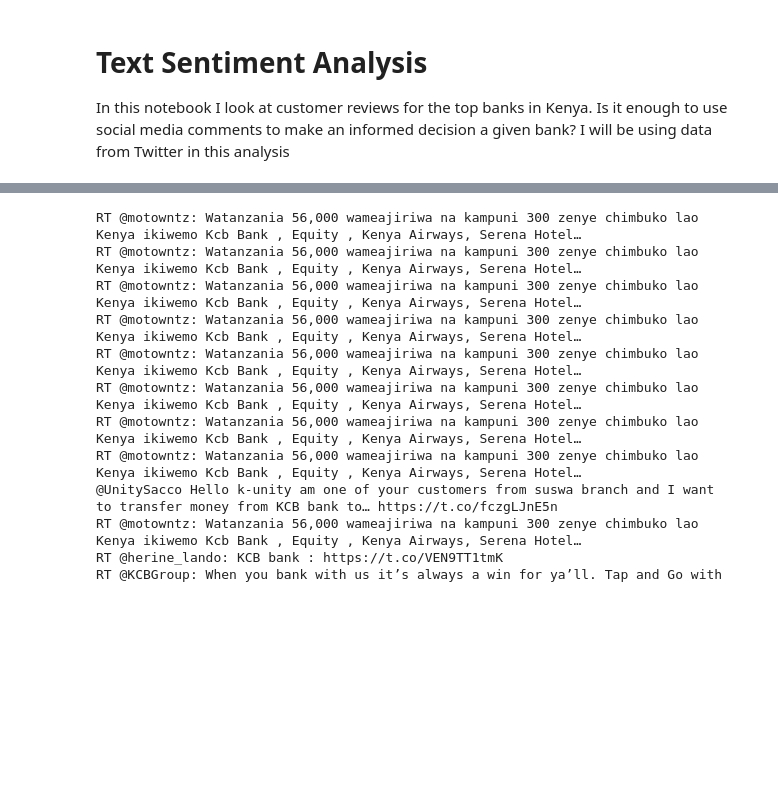
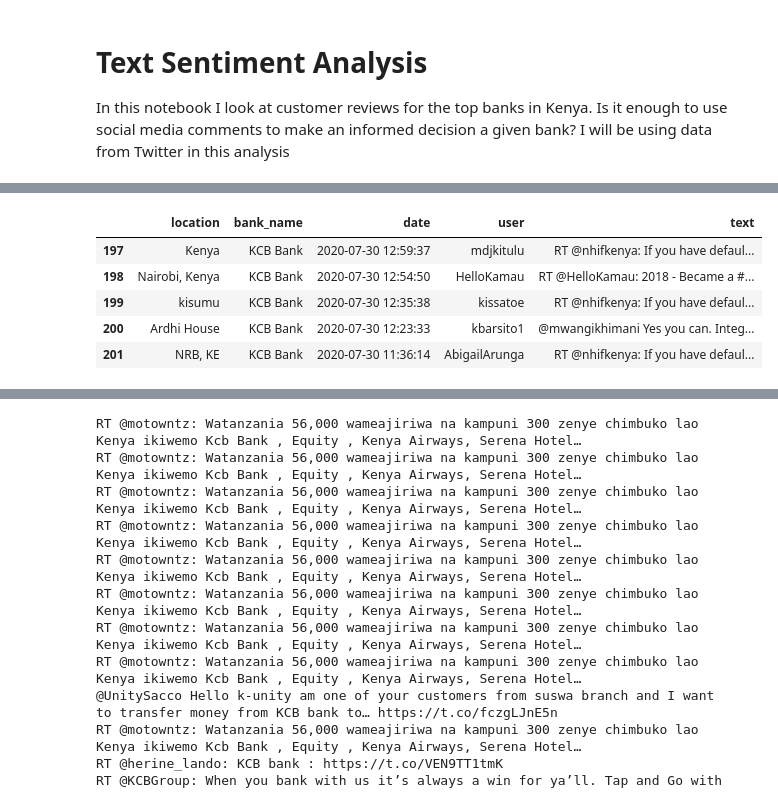
Before and after one commit to wkirui/Text-Sentiment-Analysis, a Jupyter notebook: Bank Customer Review Analysis.ipynb, the cells around one changed output, grey strips where cells are left out. Saved outputs shown, nothing was run; the diff lists cells and outputs as text; code cells hidden in the pictures; blank space fills up the shorter version.

```diff
--- a/Bank Customer Review Analysis.ipynb
+++ b/Bank Customer Review Analysis.ipynb
@@ -59,0 +180,9 @@ len(ke_banking_tweets)
+# %%
+bank_tweet_sentiments_df.tail()
+# %% [output]
+|  | location | bank_name | date | user | text |
+| 197 | Kenya | KCB Bank | 2020-07-30 12:59:37 | mdjkitulu | RT @nhifkenya: If you have defaul... |
+| 198 | Nairobi, Kenya | KCB Bank | 2020-07-30 12:54:50 | HelloKamau | RT @HelloKamau: 2018 - Became a #... |
+| 199 | kisumu | KCB Bank | 2020-07-30 12:35:38 | kissatoe | RT @nhifkenya: If you have defaul... |
+| 200 | Ardhi House | KCB Bank | 2020-07-30 12:23:33 | kbarsito1 | @mwangikhimani Yes you can. Integ... |
+| 201 | NRB, KE | KCB Bank | 2020-07-30 11:36:14 | AbigailArunga | RT @nhifkenya: If you have defaul... |
```
Also changed, not shown: parts of 16 cells of this notebook.
